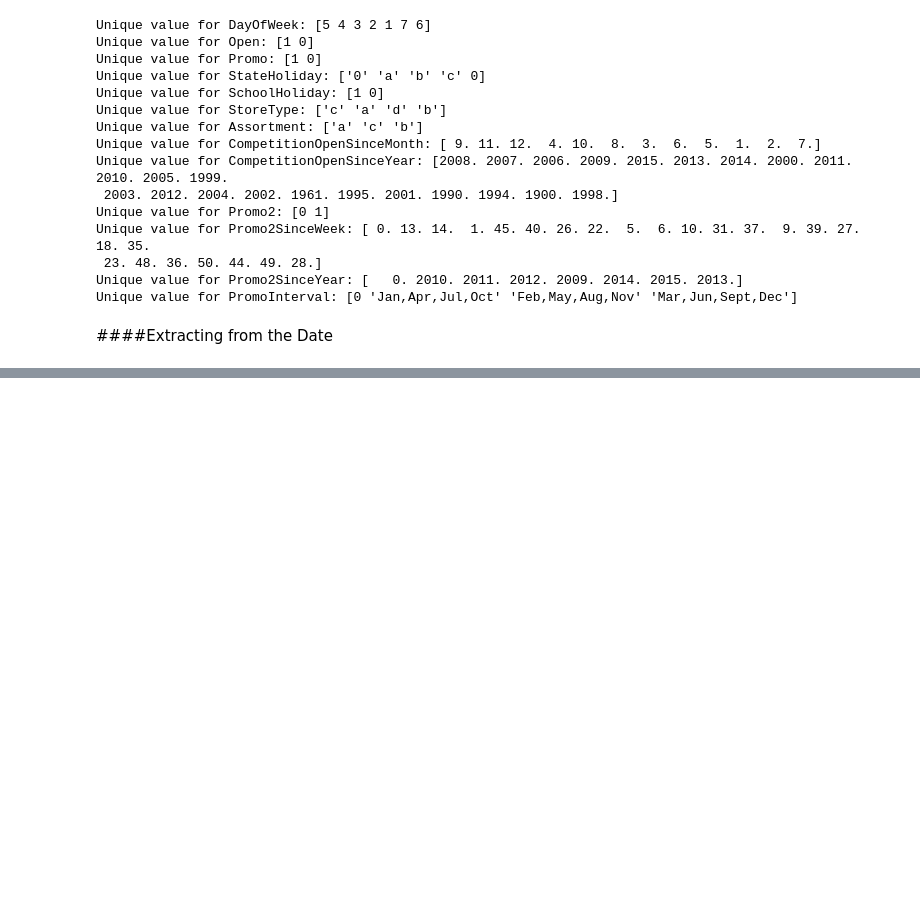
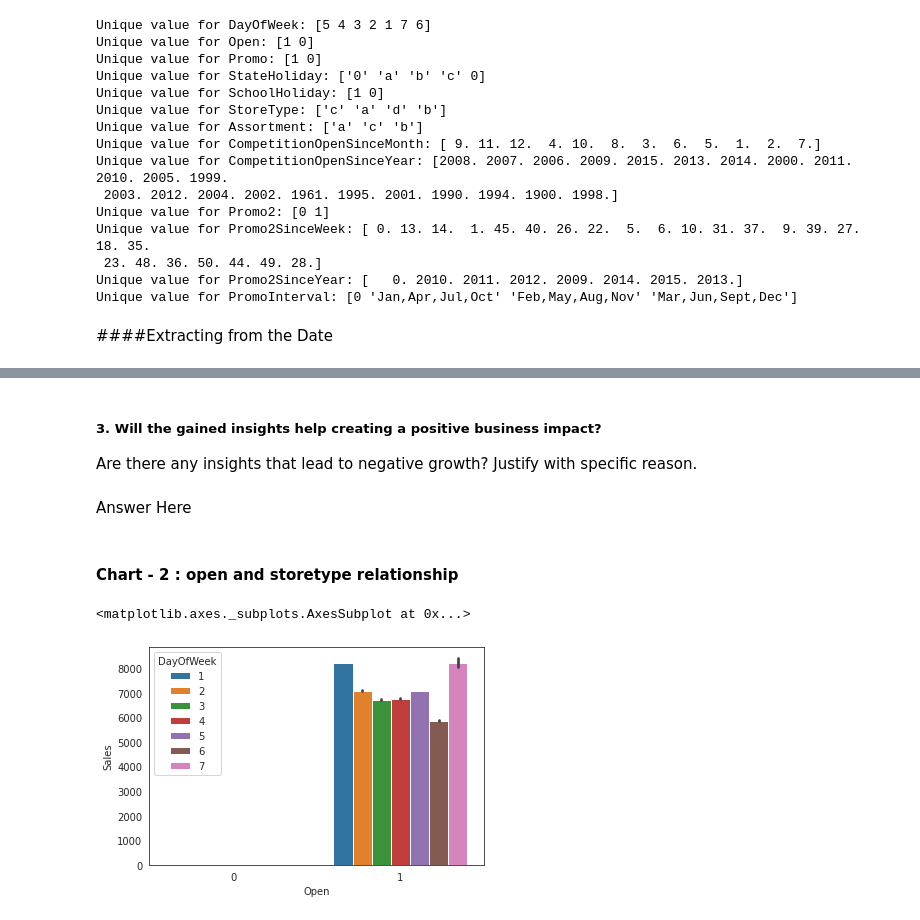
Before and after one commit to shyamsgadekar/Retail_salse_prediction_shyam_gadekar, a Jupyter notebook: Retail_salse_prediction_shyam_gadekar.ipynb, the cells around one changed output, grey strips where cells are left out. Cells and saved outputs as stored; diff of their text form; code cells hidden in the pictures; blank space fills up the shorter version.

```diff
--- a/Retail_salse_prediction_shyam_gadekar.ipynb
+++ b/Retail_salse_prediction_shyam_gadekar.ipynb
@@ -369,0 +438,15 @@ years = df['Year'].unique()
+# %% [markdown]
+##### 3. Will the gained insights help creating a positive business impact?
+Are there any insights that lead to negative growth? Justify with specific reason.
+# %% [markdown]
+Answer Here
+# %% [markdown]
+#### Chart - 2  : open and storetype relationship
+# %%
+# Chart - 2 visualization code
+# open and storetype relationship
+#this indicates - Open suggests that whether the store was open or closed for refurbishment and weekends or holidays
+sns.barplot(x=df["Open"],y=df['Sales'],hue=df["DayOfWeek"])
+# %% [output]
+<matplotlib.axes._subplots.AxesSubplot at 0x...>
+[figure, added]
```
Also changed, not shown: parts of 114 cells of this notebook.
